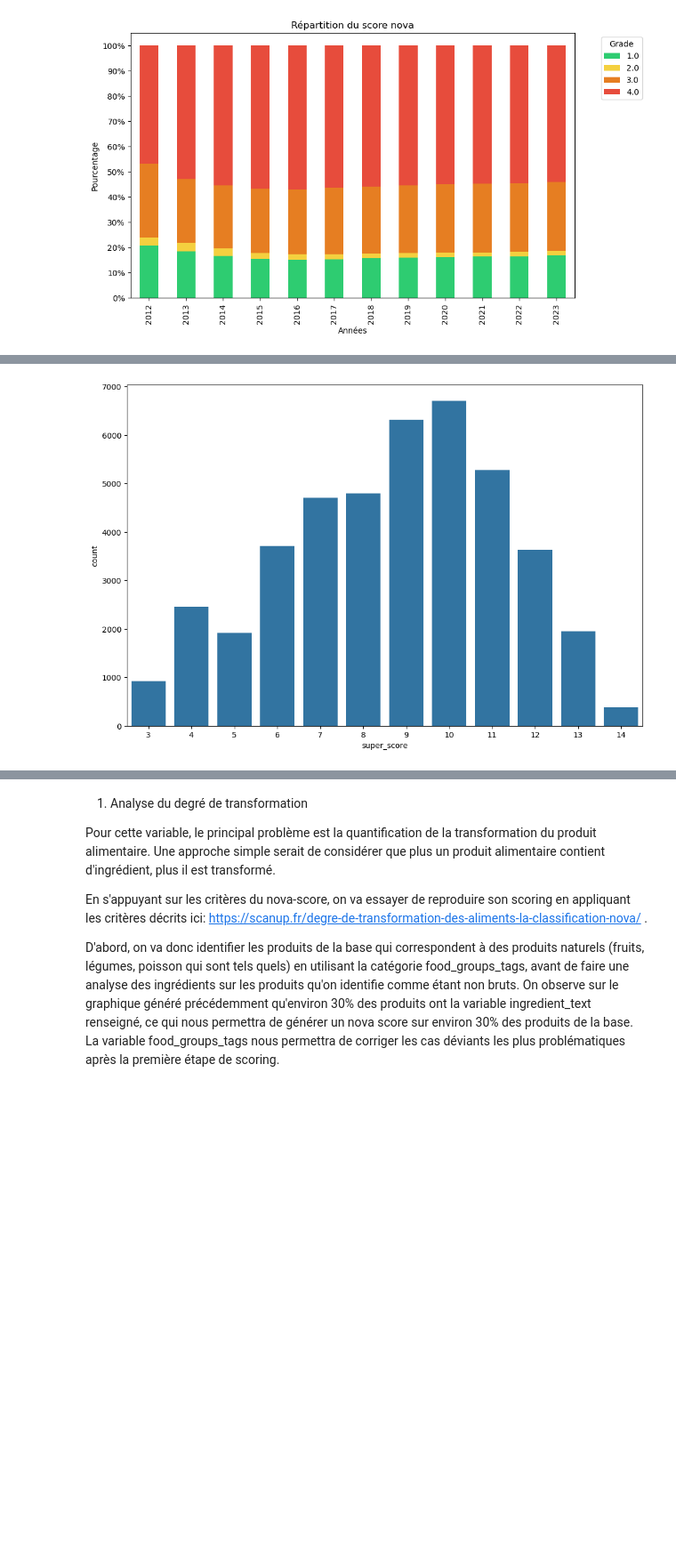
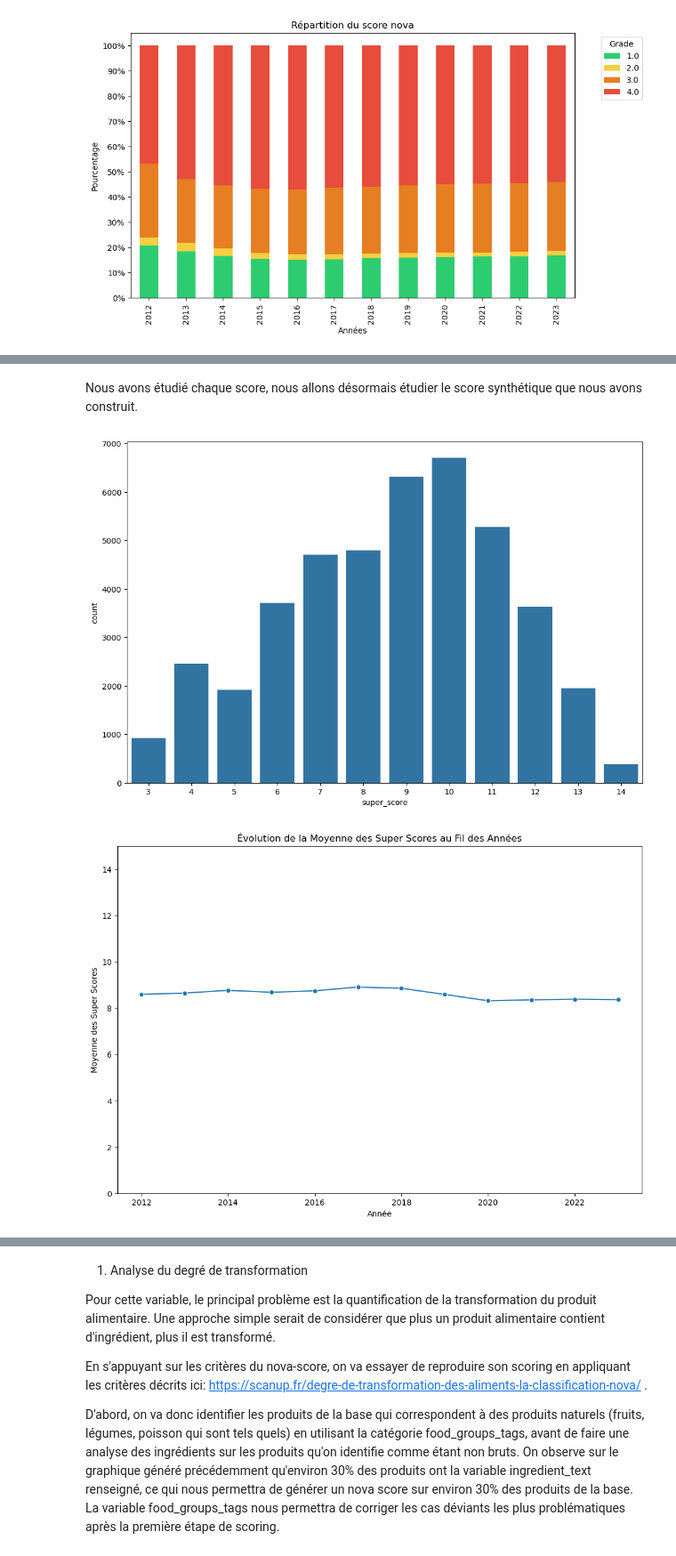
Before and after one commit to ashxivy/Projet-Python-pour-la-data-science, a Jupyter notebook: Le Nutri-Score permet il de bien consommer.ipynb, the cells around one changed output, grey strips where cells are left out. Shown at 89% size. Cells and saved outputs as stored; diff of their text form; code cells hidden in the pictures; blank space fills up the shorter version.

```diff
--- a/Le Nutri-Score permet il de bien consommer.ipynb
+++ b/Le Nutri-Score permet il de bien consommer.ipynb
@@ -488,20 +650,0 @@ evolution_time("nutriscore_grade")
-# %%
-#On affiche la répartition du score brut du nutriscore, avant transformation en grade
-
-data_graph = df_france
-
-fig, axes = plt.subplots(1, 2, sharex=False, sharey=False, figsize=(21,8))
-fig.suptitle("Répartition des scores Nutriscore et de leurs grades" "\n", fontdict=font_title)
-
-sns.histplot(data=data_graph.sort_values("nutriscore_grade"), x="nutriscore_grade", hue="nutriscore_grade", ax=axes[0])
-axes[0].set_title('Grades de Nutriscores')
-axes[0].set_xlabel("Grade Nutriscore")
-axes[0].set_ylabel("Nombre de produits")
-
-
-sns.histplot(data=data_graph.sort_values("nutriscore_grade"), x="nutriscore_score", hue="nutriscore_grade", ax=axes[1])
-axes[1].set_title('Scores de Nutriscores')
-axes[1].set_xlabel("Score Nutriscore")
-axes[1].set_ylabel("Nombre de produits")
-
-plt.show()
@@ -510,15 +659,39 @@ plt.show()
+# %% [markdown]
+Nous avons étudié chaque score, nous allons désormais étudier le score synthétique que nous avons construit.
 # %%
 def plot_histogram(score):
 
     fig = plt.figure(figsize=(12, 8))
 
     data_graph = df_france[[score]].copy()
     sns.countplot(x=score, data=data_graph)
     plt.xticks = []
 
     plt.show()
 
 # Utilisation de la fonction avec votre DataFrame et la colonne "super_score"
 plot_histogram("super_score")
+
+
+#On affiche l'évolution du super_score moyen
+
+# Calculer la moyenne par date
+mean_values = df_france.groupby(df_france['created_datetime'].dt.year)['super_score'].mean().reset_index()
+mean_values = mean_values.rename(columns={'created_datetime': 'year', 'super_score': 'mean_super_score'})
+
+# Création d'un graphique
+plt.figure(figsize=(12, 8))
+sns.lineplot(x='year', y='mean_super_score', data=mean_values, marker='o')
+
+# Ajout des titres et des labels
+plt.title('Évolution de la Moyenne des Super Scores au Fil des Années')
+plt.xlabel('Année')
+plt.ylim(0, 15)
+
+plt.ylabel('Moyenne des Super Scores')
+
+# Afficher le graphique
+plt.show()
 # %% [output]
 [figure]
+[figure, added]
```
Also changed, not shown: parts of 48 cells of this notebook, 2 other files.
